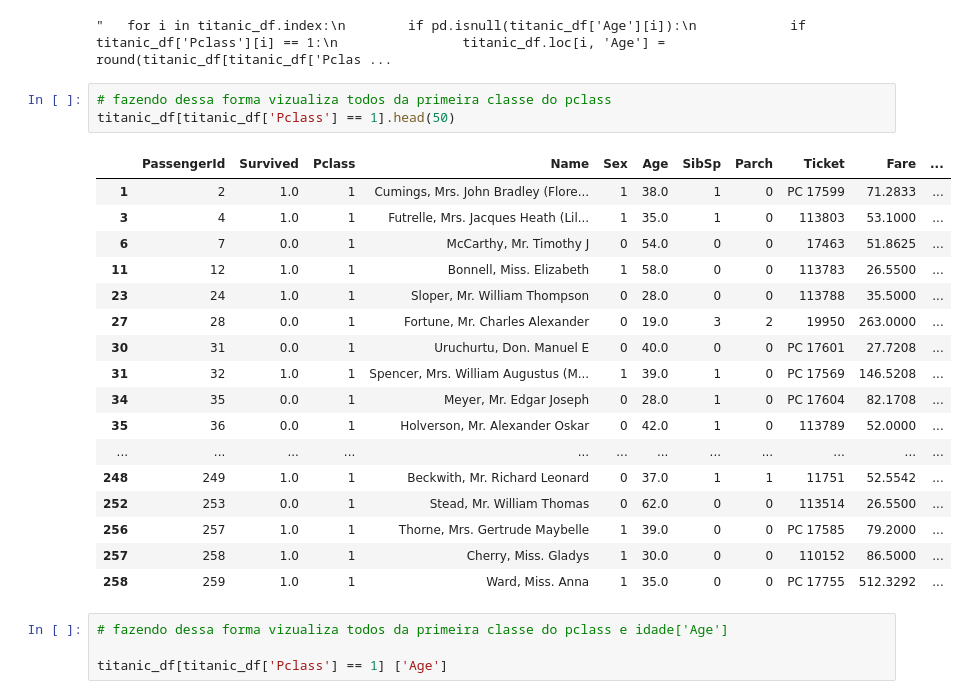
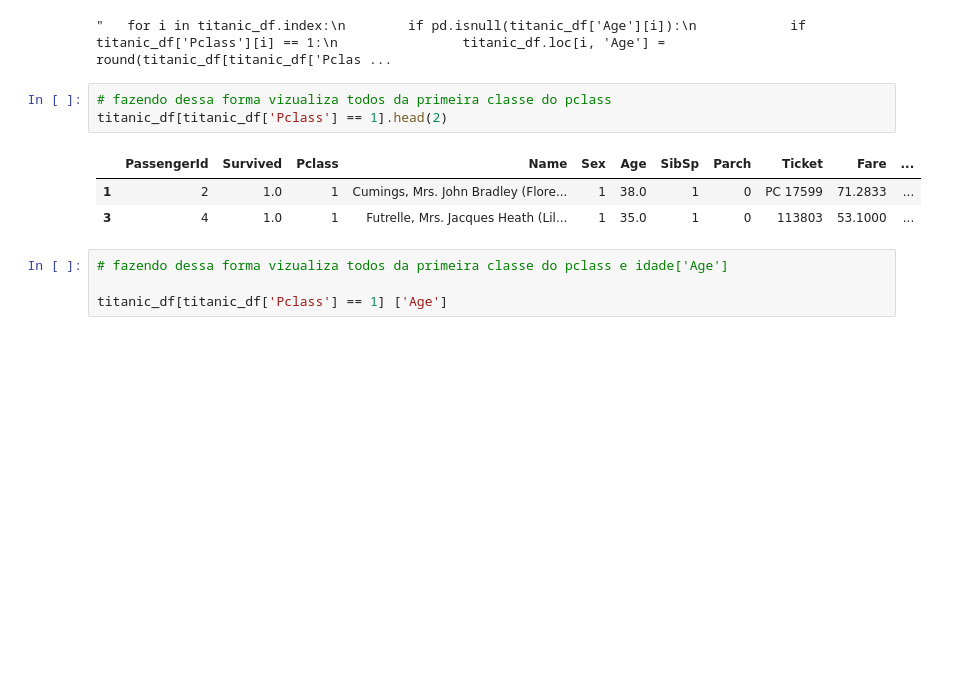
Before and after one commit to JairCipriano/projeto_machine_learning, a Jupyter notebook: machine_titanic/kaggle_titanic.ipynb, the cells around one changed output. Drawn from its saved outputs; the diff is of its cells as text; blank space fills up the shorter version.

```diff
--- a/machine_titanic/kaggle_titanic.ipynb
+++ b/machine_titanic/kaggle_titanic.ipynb
@@ -452,25 +453,11 @@ nan
 "   for i in titanic_df.index:\n        if pd.isnull(titanic_df['Age'][i]):\n            if titanic_df['Pclass'][i] == 1:\n                titanic_df.loc[i, 'Age'] = round(titanic_df[titanic_df['Pclas ...
 # %%
 # fazendo dessa forma vizualiza todos da primeira classe do pclass
-titanic_df[titanic_df['Pclass'] == 1].head(50)
+titanic_df[titanic_df['Pclass'] == 1].head(2)
 # %% [output]
 |  | PassengerId | Survived | Pclass | Name | Sex | Age | SibSp | Parch | Ticket | Fare | ... |
 | 1 | 2 | 1.0 | 1 | Cumings, Mrs. John Bradley (Flore... | 1 | 38.0 | 1 | 0 | PC 17599 | 71.2833 | ... |
 | 3 | 4 | 1.0 | 1 | Futrelle, Mrs. Jacques Heath (Lil... | 1 | 35.0 | 1 | 0 | 113803 | 53.1000 | ... |
-| 6 | 7 | 0.0 | 1 | McCarthy, Mr. Timothy J | 0 | 54.0 | 0 | 0 | 17463 | 51.8625 | ... |
-| 11 | 12 | 1.0 | 1 | Bonnell, Miss. Elizabeth | 1 | 58.0 | 0 | 0 | 113783 | 26.5500 | ... |
-| 23 | 24 | 1.0 | 1 | Sloper, Mr. William Thompson | 0 | 28.0 | 0 | 0 | 113788 | 35.5000 | ... |
-| 27 | 28 | 0.0 | 1 | Fortune, Mr. Charles Alexander | 0 | 19.0 | 3 | 2 | 19950 | 263.0000 | ... |
-| 30 | 31 | 0.0 | 1 | Uruchurtu, Don. Manuel E | 0 | 40.0 | 0 | 0 | PC 17601 | 27.7208 | ... |
-| 31 | 32 | 1.0 | 1 | Spencer, Mrs. William Augustus (M... | 1 | 39.0 | 1 | 0 | PC 17569 | 146.5208 | ... |
-| 34 | 35 | 0.0 | 1 | Meyer, Mr. Edgar Joseph | 0 | 28.0 | 1 | 0 | PC 17604 | 82.1708 | ... |
-| 35 | 36 | 0.0 | 1 | Holverson, Mr. Alexander Oskar | 0 | 42.0 | 1 | 0 | 113789 | 52.0000 | ... |
-| ... | ... | ... | ... | ... | ... | ... | ... | ... | ... | ... | ... |
-| 248 | 249 | 1.0 | 1 | Beckwith, Mr. Richard Leonard | 0 | 37.0 | 1 | 1 | 11751 | 52.5542 | ... |
-| 252 | 253 | 0.0 | 1 | Stead, Mr. William Thomas | 0 | 62.0 | 0 | 0 | 113514 | 26.5500 | ... |
-| 256 | 257 | 1.0 | 1 | Thorne, Mrs. Gertrude Maybelle | 1 | 39.0 | 0 | 0 | PC 17585 | 79.2000 | ... |
-| 257 | 258 | 1.0 | 1 | Cherry, Miss. Gladys | 1 | 30.0 | 0 | 0 | 110152 | 86.5000 | ... |
-| 258 | 259 | 1.0 | 1 | Ward, Miss. Anna | 1 | 35.0 | 0 | 0 | PC 17755 | 512.3292 | ... |
 # %%
 # fazendo dessa forma vizualiza todos da primeira classe do pclass e idade['Age']
 
```
Also changed, not shown: parts of 29 cells of this notebook.
